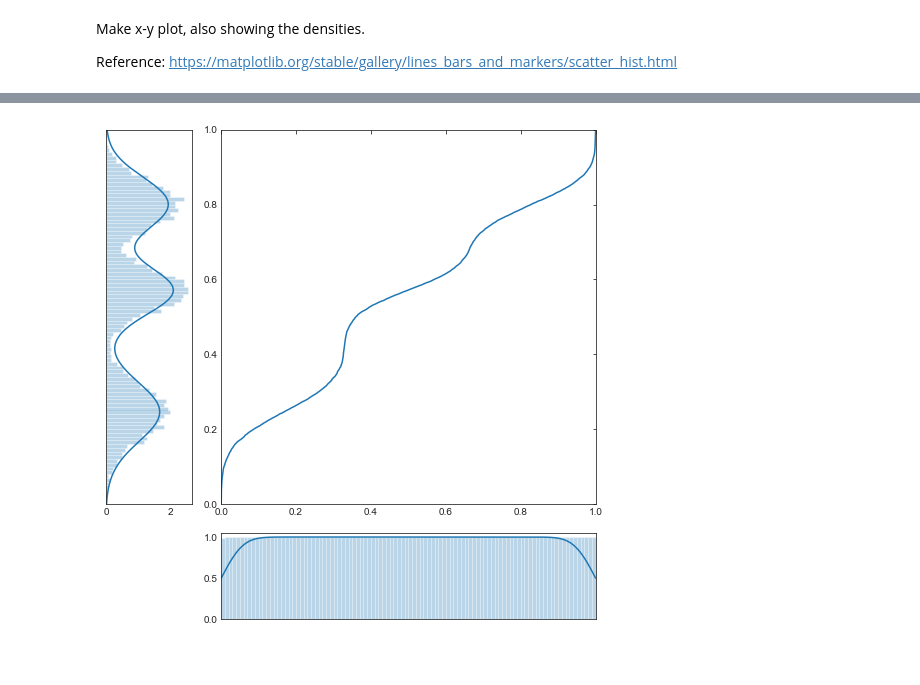
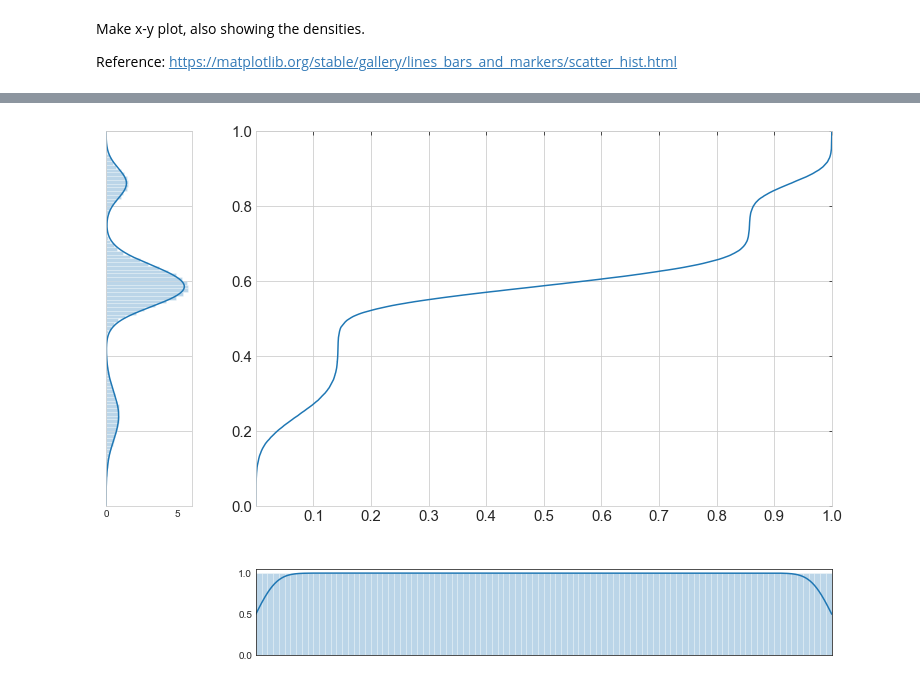
Before and after one commit to lgresele/independent-mechanism-analysis, a Jupyter notebook: figures/Figure_IGCI.ipynb, the cells around one changed output, grey strips where cells are left out. Drawn from its saved outputs; the diff is of its cells as text; code cells hidden in the pictures.

Commit message:
polishing, ticks, different data generation

```diff
--- a/figures/Figure_IGCI.ipynb
+++ b/figures/Figure_IGCI.ipynb
@@ -22,0 +37,7 @@ n_samples = 10000
+# %%
+w = np.array([1 for i in range(n_centroids)])
+w/= np.sum(w)
+# %%
+s = np.sqrt(s)
+s = np.sqrt(s)
+print(s)
@@ -23,9 +52,7 @@ n_samples = 10000
 # %%
-# Generate some sample data, with proportions given by w1, w2, w3
-Effect = np.concatenate([m1 + s1*random.normal(key, (int(w1*n_samples),)),
-                    m2 + s2*random.normal(key, (int(w2*n_samples),)),
-                    m3 + s3*random.normal(key, (int(w3*n_samples),))
-                   ])
+# Generate some sample data, with proportions given by w1, w2, w3, ...
+# Effect = np.concatenate(  for i in range(n_centroids))
+Effect = np.concatenate([m[i] + s[i]*random.normal(key, (int(w[i]*n_samples),)) for i in range(n_centroids)])
 # %%
 # plot histogram
 import matplotlib.pyplot as plt
@@ -102,0 +116,2 @@ sns.axes_style("ticks")
+# %%
+figure_path = "/Users/luigigresele/Documents/Plots_IMA"
@@ -106,7 +123,7 @@ left = 0.4
 bottom = 0.4
 
 # Width and height of the x-y plot
-width, height = 0.65, 0.65
+width, height = 1.0, 0.65
 
 # Spacing between the axes of the x-y plot and the histograms:
 spacing = 0.03
@@ -115,7 +132,7 @@ spacing = 0.03
 rect_scatter = [left, bottom, width, height]
 
 # Distance from axes
-distance = 0.17
+distance = 0.23
 # rect_histx = [left, bottom + height + spacing, width, 0.15]
 # rect_histy = [left + width + spacing, bottom, 0.15, height]
 rect_histx = [left, bottom - distance - spacing, width, 0.15]
@@ -125,39 +142,49 @@ rect_histy = [left - distance - spacing, bottom, 0.15, height]
 # start with a rectangular Figure
 plt.figure(figsize=(8, 8))
 
-ax_scatter = plt.axes(rect_scatter)
-ax_scatter.tick_params(direction='in', top=True, right=True)
+with sns.axes_style("whitegrid"):
+    ax_scatter = plt.axes(rect_scatter)
+        # Move left y-axis and bottim x-axis to centre, passing through (0,0)
+    ax_scatter.spines['left'].set_position('zero')
+    ax_scatter.spines['bottom'].set_position('zero')
+    plt.gca().xaxis.set_major_locator(MaxNLocator(prune='lower'))
+ax_scatter.tick_params(direction='in', top=True, right=True, labelsize=15)
 ax_histx = plt.axes(rect_histx)
 ax_histx.tick_params(direction='in', labelbottom=False)
-ax_histy = plt.axes(rect_histy)
+with sns.axes_style("whitegrid"):
+    ax_histy = plt.axes(rect_histy)
+
+ax_histy.yaxis.grid(True) # Hide the horizontal gridlines
+ax_histy.xaxis.grid(False) # Show the vertical gridlines
+
 ax_histy.tick_params(direction='in', labelleft=False)
 
 # the scatter plot:
 # ax_scatter.scatter(x, y)
-ax_scatter.plot(x, y)
+with sns.axes_style("whitegrid"):
+    ax_scatter.plot(x, y)
 
 # now determine nice limits by hand:
 binwidth = 0.01
 lim = 1#np.ceil(np.abs([x, y]).max() / binwidth) * binwidth
 ax_scatter.set_xlim((0, 1))
 ax_scatter.set_ylim((0, 1))
 
 bins = np.arange(0, 1+binwidth, binwidth)
 ax_histx.hist(x, bins=bins, density=True, alpha=0.3)
 # Add KDE plot of the density for x
 ax_histx.plot(xx, kde_x(xx), color='C0')
 ax_histy.hist(y, bins=bins, orientation='horizontal', density=True, alpha=0.3)
 # Add KDE plot of the density for y
 ax_histy.plot(kde_y(xx), xx, color='C0')
 
 ax_histx.set_xlim(ax_scatter.get_xlim())
 ax_histy.set_ylim(ax_scatter.get_ylim())
 
-plt.savefig('IGCI', dpi=None, facecolor='w', edgecolor='w',
+plt.savefig(os.path.join(figure_path, 'IGCI_plot'), dpi=None, facecolor='w', edgecolor='w',
             orientation='portrait', format=None,
-            transparent=False, bbox_inches='tight', pad_inches=2.1,
-            frameon=None, metadata=None)
+            transparent=True, bbox_inches='tight', pad_inches=0.1, metadata=None)
 
 plt.show()
 # %% [output]
-[figure, old version]
+[figure, new version]
```
Also changed, not shown: parts of 10 cells of this notebook.
